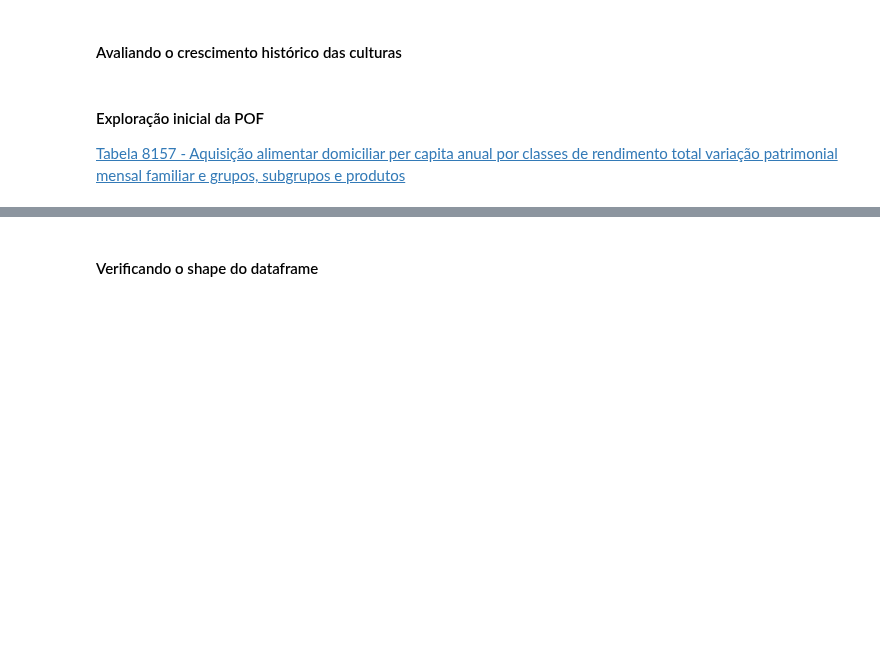
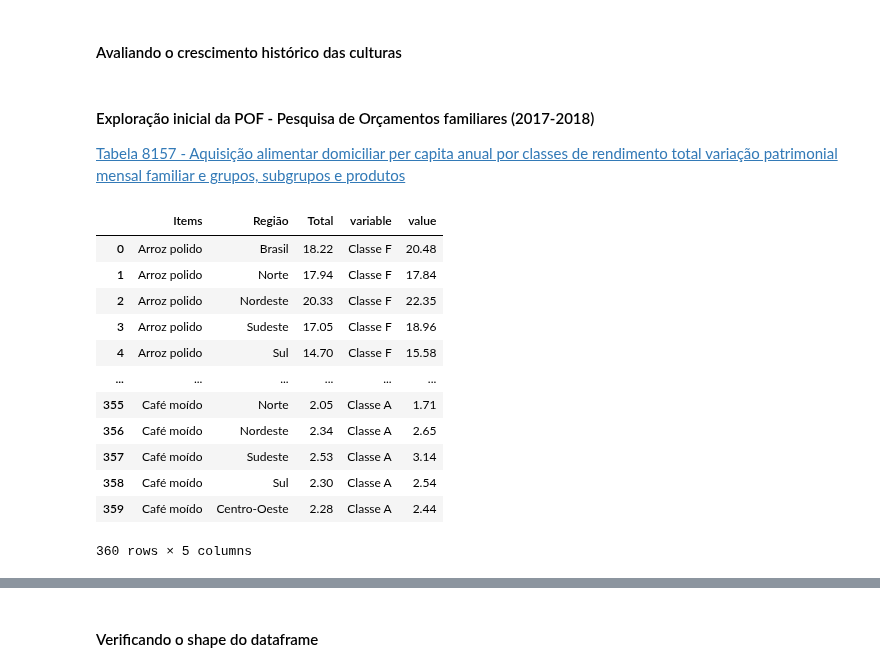
Before and after one commit to O-PY-THA-ON/dcc---fellowship-ci-ncia-de-dados, a Jupyter notebook: eda_dcc.ipynb, the cells around one changed output, grey strips where cells are left out. Drawn from its saved outputs; the diff is of its cells as text; code cells hidden in the pictures; blank space fills up the shorter version.

```diff
--- a/eda_dcc.ipynb
+++ b/eda_dcc.ipynb
@@ -122,6 +120,22 @@ import plotly.figure_factory as ff
 # %% [markdown]
-#### Exploração inicial da POF
+#### Exploração inicial da POF - Pesquisa de Orçamentos familiares (2017-2018)
 
 <a href="https://sidra.ibge.gov.br/tabela/8157/">Tabela 8157 - Aquisição alimentar domiciliar per capita anual por classes de rendimento total variação patrimonial mensal familiar e grupos, subgrupos e produtos</a>
 # %%
 consumo = pd.read_excel('C:\dcc-fellowship-ciencia-de-dados\pof_rendimento_regiao_2.xlsx')
+# %%
+pd.melt(consumo, id_vars=['Items', 'Região', 'Total'])
+# %% [output]
+|  | Items | Região | Total | variable | value |
+| 0 | Arroz polido | Brasil | 18.22 | Classe F | 20.48 |
+| 1 | Arroz polido | Norte | 17.94 | Classe F | 17.84 |
+| 2 | Arroz polido | Nordeste | 20.33 | Classe F | 22.35 |
+| 3 | Arroz polido | Sudeste | 17.05 | Classe F | 18.96 |
+| 4 | Arroz polido | Sul | 14.70 | Classe F | 15.58 |
+| ... | ... | ... | ... | ... | ... |
+| 355 | Café moído | Norte | 2.05 | Classe A | 1.71 |
+| 356 | Café moído | Nordeste | 2.34 | Classe A | 2.65 |
+| 357 | Café moído | Sudeste | 2.53 | Classe A | 3.14 |
+| 358 | Café moído | Sul | 2.30 | Classe A | 2.54 |
+| 359 | Café moído | Centro-Oeste | 2.28 | Classe A | 2.44 |
+360 rows × 5 columns
```
Also changed, not shown: parts of 23 cells of this notebook, 9 other files.
